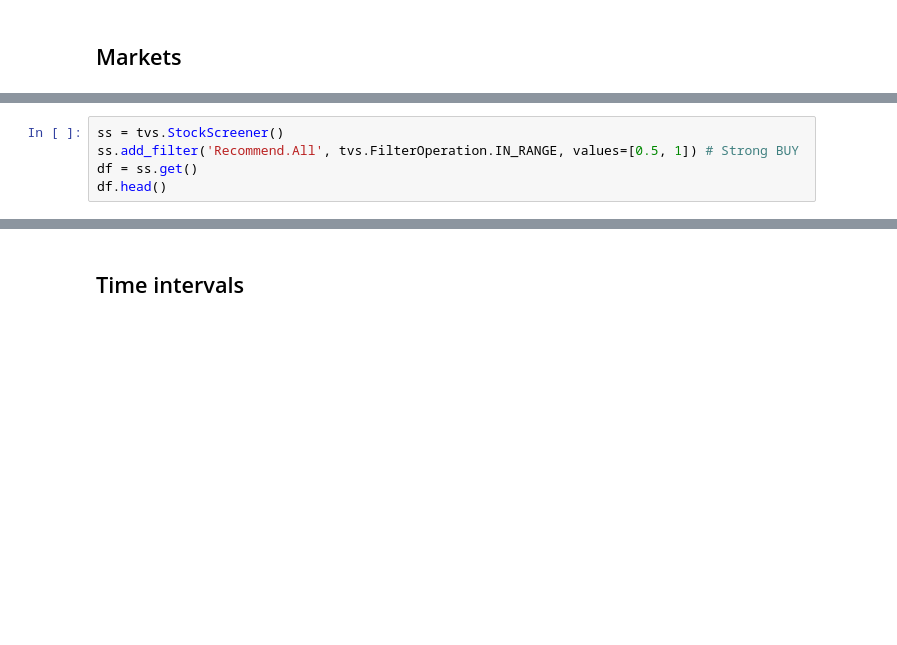
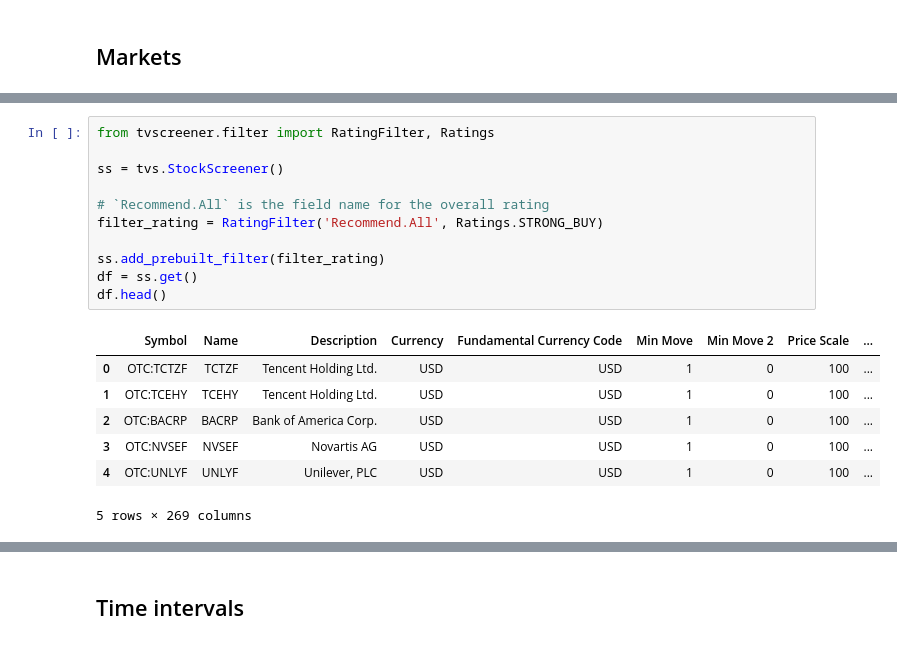
Before and after one commit to houseofai/tvscreener, a Jupyter notebook: notebooks/example.ipynb, the cells around one changed output, grey strips where cells are left out. Saved outputs shown, nothing was run; the diff lists cells and outputs as text; blank space fills up the shorter version.

```diff
--- a/notebooks/example.ipynb
+++ b/notebooks/example.ipynb
@@ -104,5 +112,19 @@ print(tvs.tvdata.stock['markets'])
 # %%
+from tvscreener.filter import RatingFilter, Ratings
+
 ss = tvs.StockScreener()
-ss.add_filter('Recommend.All', tvs.FilterOperation.IN_RANGE, values=[0.5, 1]) # Strong BUY
+
+# `Recommend.All` is the field name for the overall rating
+filter_rating = RatingFilter('Recommend.All', Ratings.STRONG_BUY)
+
+ss.add_prebuilt_filter(filter_rating)
 df = ss.get()
 df.head()
+# %% [output]
+|  | Symbol | Name | Description | Currency | Fundamental Currency Code | Min Move | Min Move 2 | Price Scale | ... |
+| 0 | OTC:TCTZF | TCTZF | Tencent Holding Ltd. | USD | USD | 1 | 0 | 100 | ... |
+| 1 | OTC:TCEHY | TCEHY | Tencent Holding Ltd. | USD | USD | 1 | 0 | 100 | ... |
+| 2 | OTC:BACRP | BACRP | Bank of America Corp. | USD | USD | 1 | 0 | 100 | ... |
+| 3 | OTC:NVSEF | NVSEF | Novartis AG | USD | USD | 1 | 0 | 100 | ... |
+| 4 | OTC:UNLYF | UNLYF | Unilever, PLC | USD | USD | 1 | 0 | 100 | ... |
+5 rows × 269 columns
```
Also changed, not shown: parts of 15 cells of this notebook, 8 other files.
